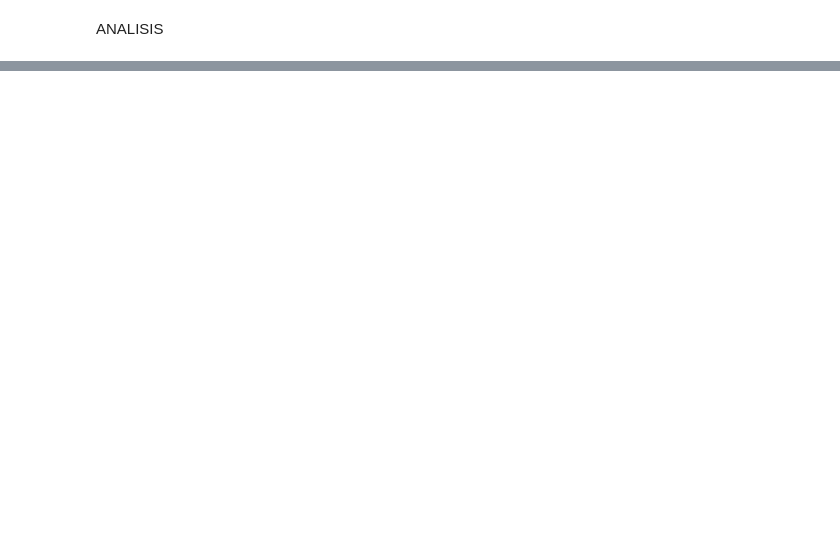
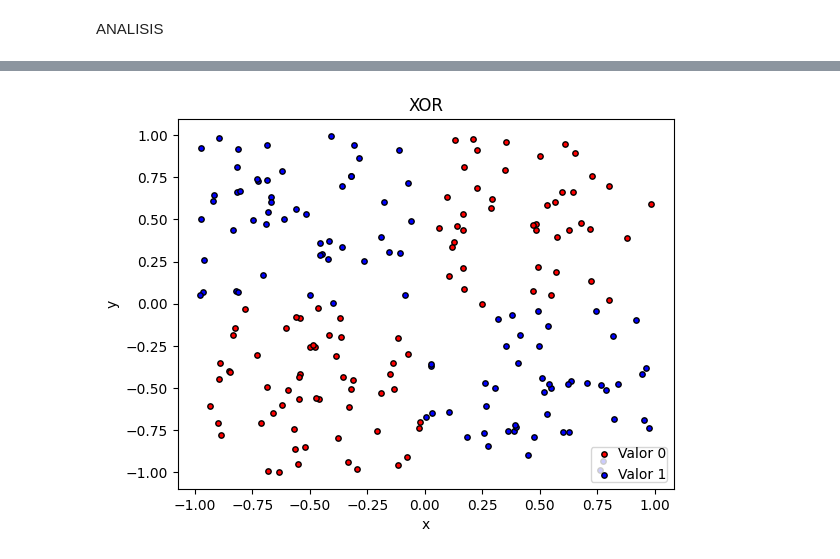
Before and after one commit to LautaroCerruti/ML-IAA-2024, a Jupyter notebook: TP1.ipynb, the cells around one changed output, grey strips where cells are left out. Cells and saved outputs as stored; diff of their text form; code cells hidden in the pictures; blank space fills up the shorter version.

```diff
--- a/TP1.ipynb
+++ b/TP1.ipynb
@@ -816,0 +835,37 @@ ANALISIS
+# %%
+df = pd.read_csv('/content/drive/My Drive/Materias/Colab Notebooks/IAA/TP1/xor.csv', header=None, names=['x', 'y', 'class'])
+# %%
+target = df["class"].to_numpy()
+feature_names = list(df.columns.values)[:-1]
+target_names= list(set(df["class"].values.tolist()))
+data = df.drop(columns=["class"]).to_numpy()
+
+idx = np.where(target == 0)
+plt.scatter(
+    data[idx, 0],
+    data[idx, 1],
+    c=['r'],
+    label="Valor 0",
+    cmap=plt.cm.RdYlBu,
+    edgecolor="black",
+    s=15,
+)
+
+idx = np.where(target == 1)
+plt.scatter(
+    data[idx, 0],
+    data[idx, 1],
+    c=['b'],
+    label="Valor 1",
+    cmap=plt.cm.RdYlBu,
+    edgecolor="black",
+    s=15,
+)
+
+plt.xlabel(feature_names[0])
+plt.ylabel(feature_names[1])
+plt.legend(loc="lower right", borderpad=0, handletextpad=0)
+plt.title(f'XOR')
+plt.show()
+# %% [output]
+[figure, added]
```
Also changed, not shown: parts of 22 cells of this notebook, 1 other file.
